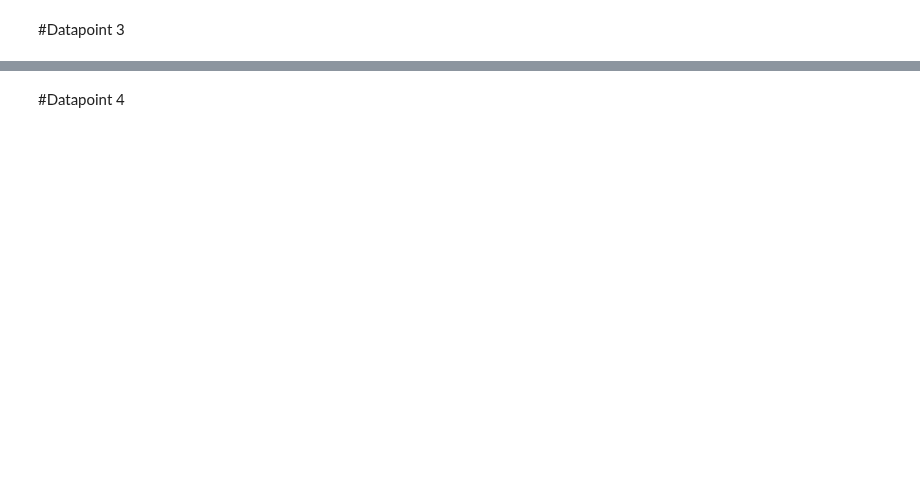
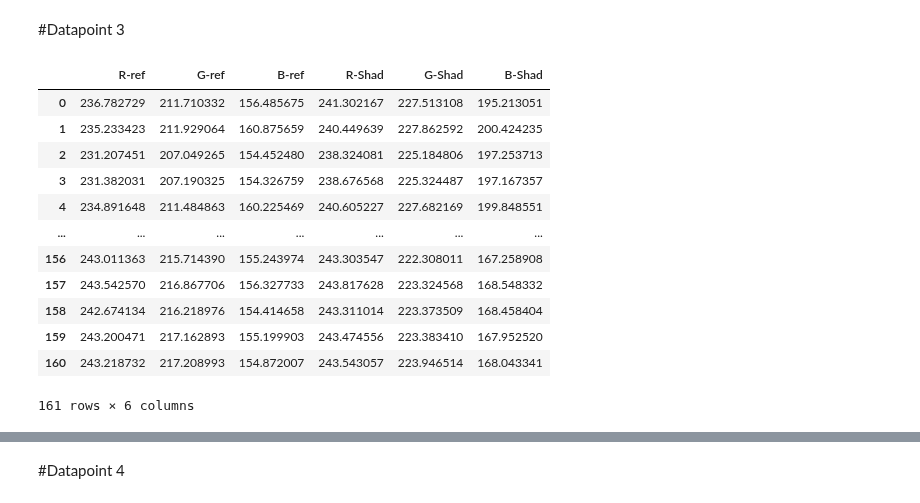
Before and after one commit to waraporn19/Project_2021_matchingcolor, a Jupyter notebook: newB1.ipynb, the cells around one changed output, grey strips where cells are left out. Cells and saved outputs as stored; diff of their text form; code cells hidden in the pictures; blank space fills up the shorter version.

```diff
--- a/newB1.ipynb
+++ b/newB1.ipynb
@@ -442,21 +480,21 @@ for img in A1_set1['Img']:
   S5refA1_2 = np.reshape(S5meanA1_2,(111*111, 3))
   S5refA1_3 = np.array(S5refA1_1)
   S5refA1_4 = np.array(S5refA1_2)
-  Rref = S5refA1_1[:,0].mean()
-  Gref = S5refA1_1[:,1].mean()
-  Bref = S5refA1_1[:,2].mean()
-  R = S5refA1_2[:,0].mean()
-  G = S5refA1_2[:,1].mean()
-  B = S5refA1_2[:,2].mean()
+  Href = S5refA1_1[:,0].mean()
+  Sref = S5refA1_1[:,1].mean()
+  Vref = S5refA1_1[:,2].mean()
+  H = S5refA1_2[:,0].mean()
+  S = S5refA1_2[:,1].mean()
+  V = S5refA1_2[:,2].mean()
 
   list_total = list()
-  list_total.append(Rref)
-  list_total.append(Gref)
-  list_total.append(Bref)
-  list_total.append(R)
-  list_total.append(G)
-  list_total.append(B)
-  data_1H.append(list_total)
+  list_total.append(Href)
+  list_total.append(Sref)
+  list_total.append(Vref)
+  list_total.append(H)
+  list_total.append(S)
+  list_total.append(V)
+  data_2H.append(list_total)
 # %%
 cols=['H-ref', 'S-ref' , 'V-ref', 'H-Shad', 'S-Shad', 'V-Shad']
 t22=pd.DataFrame(data_2H,columns=cols)
@@ -503,8 +569,21 @@ for img in A1_set1['Img']:
 # %%
 cols=['R-ref', 'G-ref' , 'B-ref', 'R-Shad', 'G-Shad', 'B-Shad']
 t3=pd.DataFrame(data_3R,columns=cols)
-t3['Setting']='Set1'
 t3
+# %% [output]
+|  | R-ref | G-ref | B-ref | R-Shad | G-Shad | B-Shad |
+| 0 | 236.782729 | 211.710332 | 156.485675 | 241.302167 | 227.513108 | 195.213051 |
+| 1 | 235.233423 | 211.929064 | 160.875659 | 240.449639 | 227.862592 | 200.424235 |
+| 2 | 231.207451 | 207.049265 | 154.452480 | 238.324081 | 225.184806 | 197.253713 |
+| 3 | 231.382031 | 207.190325 | 154.326759 | 238.676568 | 225.324487 | 197.167357 |
+| 4 | 234.891648 | 211.484863 | 160.225469 | 240.605227 | 227.682169 | 199.848551 |
+| ... | ... | ... | ... | ... | ... | ... |
+| 156 | 243.011363 | 215.714390 | 155.243974 | 243.303547 | 222.308011 | 167.258908 |
+| 157 | 243.542570 | 216.867706 | 156.327733 | 243.817628 | 223.324568 | 168.548332 |
+| 158 | 242.674134 | 216.218976 | 154.414658 | 243.311014 | 223.373509 | 168.458404 |
+| 159 | 243.200471 | 217.162893 | 155.199903 | 243.474556 | 223.383410 | 167.952520 |
+| 160 | 243.218732 | 217.208993 | 154.872007 | 243.543057 | 223.946514 | 168.043341 |
+161 rows × 6 columns
 # %%
 data_3H = list()
 for img in A1_set1['Img']:
```
Also changed, not shown: parts of 21 cells of this notebook.
